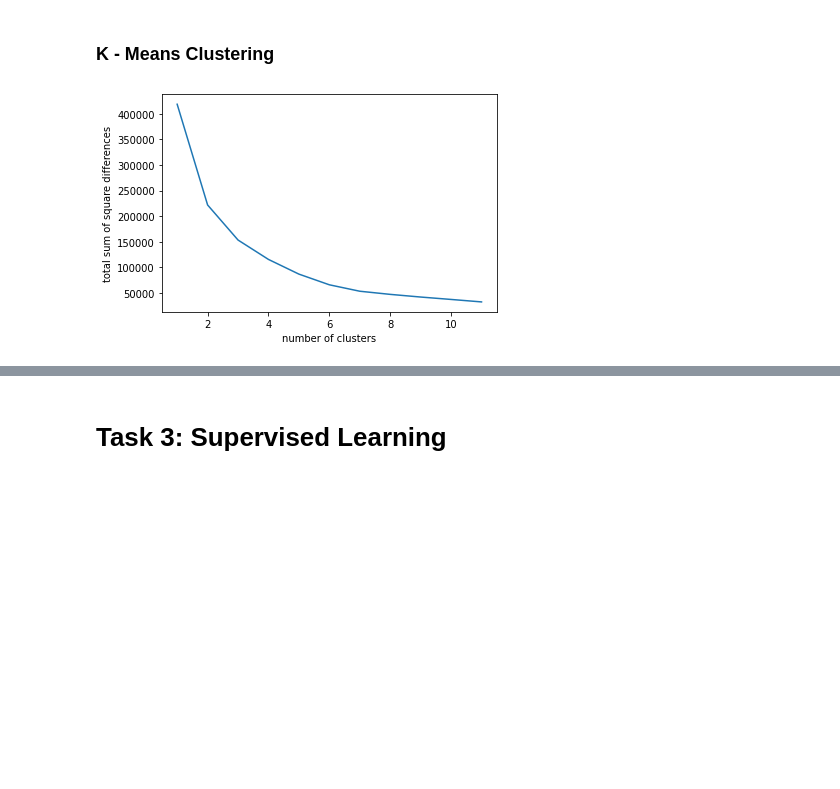
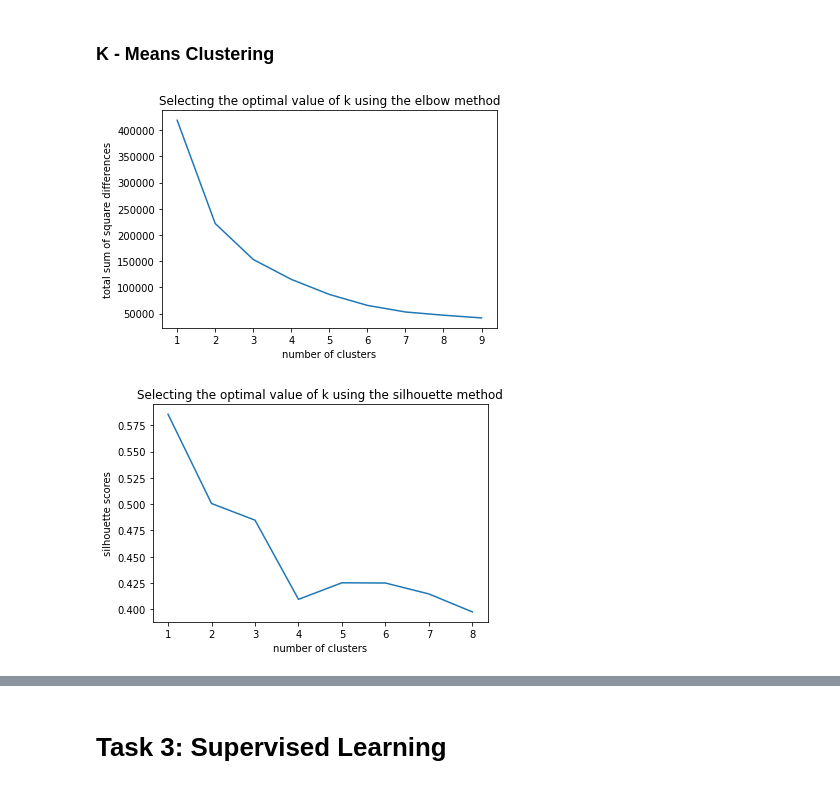
Before and after one commit to lfy05/Covid-19-Search-Trend-ML, a Jupyter notebook: Assignment1.ipynb, the cells around one changed output, grey strips where cells are left out. Cells and saved outputs as stored; diff of their text form; code cells hidden in the pictures; blank space fills up the shorter version.

Commit message:
clustering done

```diff
--- a/Assignment1.ipynb
+++ b/Assignment1.ipynb
@@ -328,20 +330,33 @@ Text(0, 0.5, 'second principal direction')
 # %%
 ## K-Means on searchTrendDataPCA
 
 from sklearn.cluster import KMeans
+from sklearn.metrics import silhouette_score
 #print(searchTrendDataPCA.shape)
 
 inertia_values = []
+sil_scores = []
 
-for val in range(1,12):
+for val in range(1,10):
     kmeans = KMeans(n_clusters = val, n_init = 30, init = 'k-means++')
     kmeans.fit(searchTrendDataPCA)
     inertia_values.append(kmeans.inertia_)
+    if val >= 2:
+        sil_scores.append(silhouette_score(searchTrendDataPCA, kmeans.labels_))
 
-plt.plot(range(1,12), inertia_values)
+plt.plot(range(1,10), inertia_values)
+plt.title('Selecting the optimal value of k using the elbow method')
 plt.xlabel('number of clusters')
 plt.ylabel('total sum of square differences')
 plt.show()
+
+plt.figure()
+plt.plot(range(1,9), sil_scores)
+plt.title('Selecting the optimal value of k using the silhouette method')
+plt.xlabel('number of clusters')
+plt.ylabel('silhouette scores')
+plt.show()
 # %% [output]
-[figure, old version]
+[figure, new version]
+[figure, added]
 # %%
```
Also changed, not shown: parts of 4 cells of this notebook.
